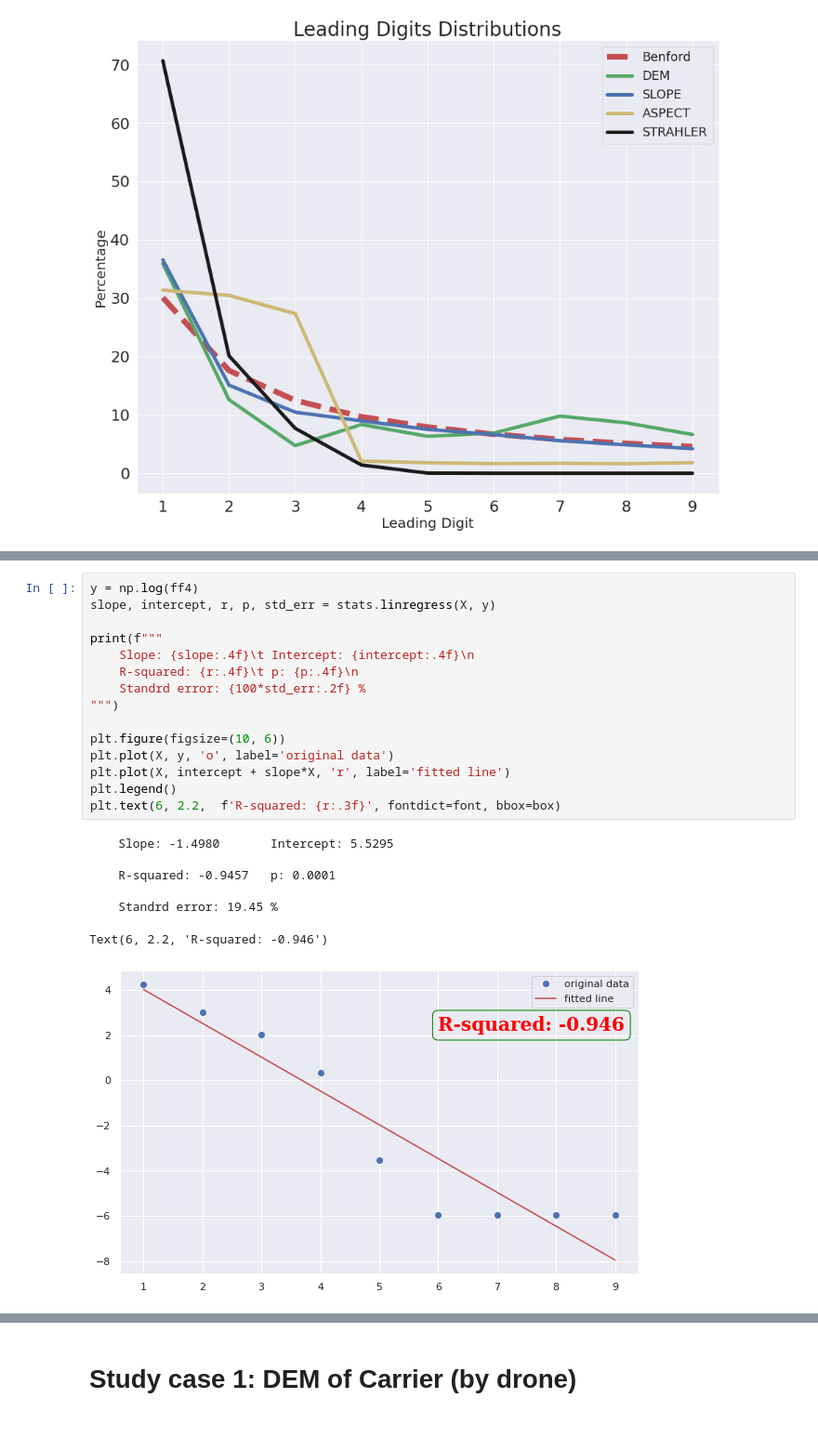
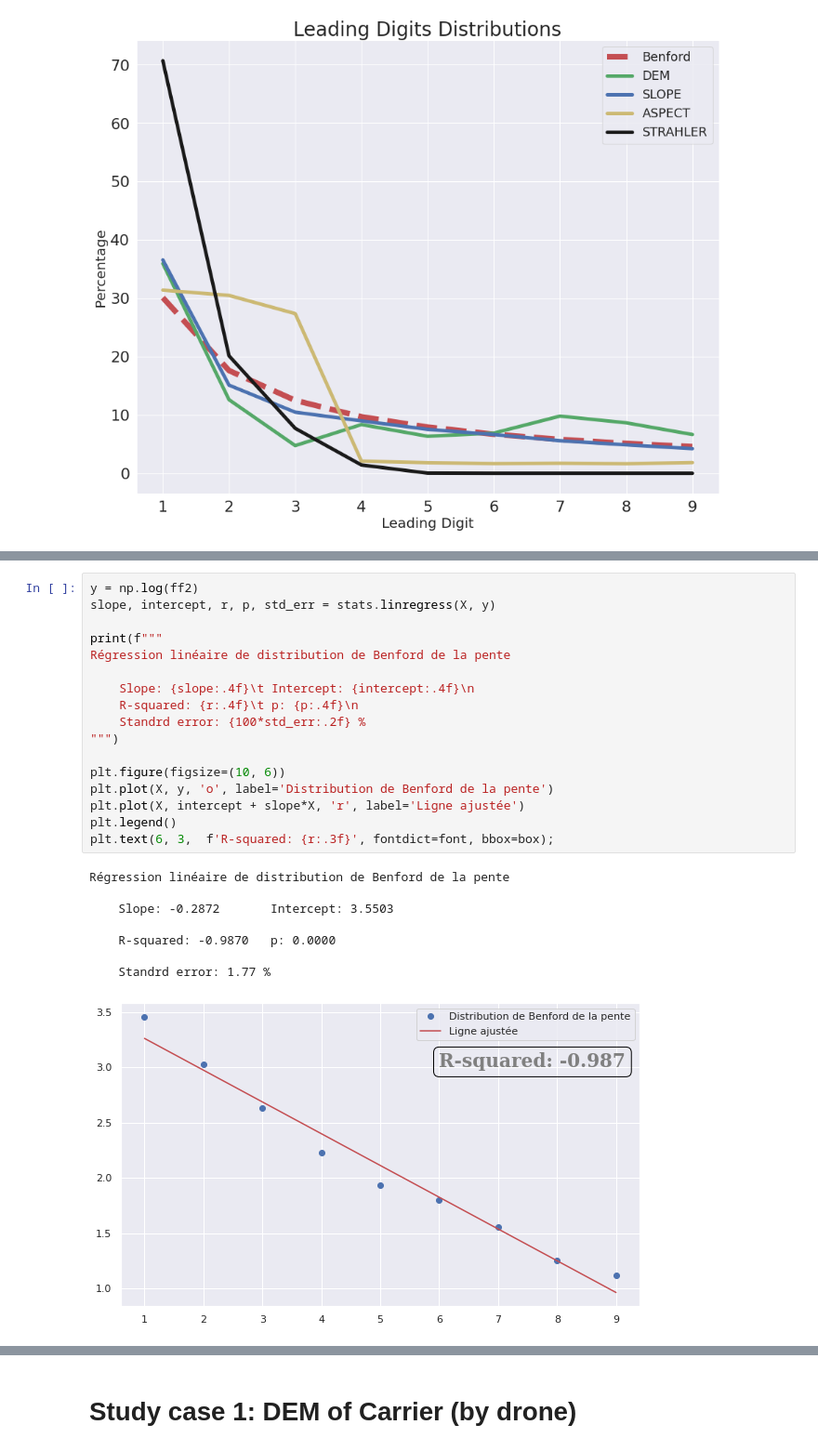
Before and after one commit to ayoubft/Benford_DEM, a Jupyter notebook: Benford_DEM-strhlr-full.ipynb, the cells around one changed output, grey strips where cells are left out. Shown at 93% size. Cells and saved outputs as stored; diff of their text form.

```diff
--- a/Benford_DEM-strhlr-full.ipynb
+++ b/Benford_DEM-strhlr-full.ipynb
@@ -315,23 +249,26 @@ Text(6, 2.8, 'R-squared: -0.839')
-# %%
-y = np.log(ff4)
-slope, intercept, r, p, std_err = stats.linregress(X, y)
-
-print(f"""
-    Slope: {slope:.4f}\t Intercept: {intercept:.4f}\n
-    R-squared: {r:.4f}\t p: {p:.4f}\n
-    Standrd error: {100*std_err:.2f} %
-""")
-
-plt.figure(figsize=(10, 6))
-plt.plot(X, y, 'o', label='original data')
-plt.plot(X, intercept + slope*X, 'r', label='fitted line')
-plt.legend()
-plt.text(6, 2.2,  f'R-squared: {r:.3f}', fontdict=font, bbox=box)
-# %% [output]
-    Slope: -1.4980       Intercept: 5.5295
-
-    R-squared: -0.9457   p: 0.0001
-
-    Standrd error: 19.45 %
-Text(6, 2.2, 'R-squared: -0.946')
-[figure, removed]
+# %%
+y = np.log(ff2)
+slope, intercept, r, p, std_err = stats.linregress(X, y)
+
+print(f"""
+Régression linéaire de distribution de Benford de la pente
+
+    Slope: {slope:.4f}\t Intercept: {intercept:.4f}\n
+    R-squared: {r:.4f}\t p: {p:.4f}\n
+    Standrd error: {100*std_err:.2f} %
+""")
+
+plt.figure(figsize=(10, 6))
+plt.plot(X, y, 'o', label='Distribution de Benford de la pente')
+plt.plot(X, intercept + slope*X, 'r', label='Ligne ajustée')
+plt.legend()
+plt.text(6, 3,  f'R-squared: {r:.3f}', fontdict=font, bbox=box);
+# %% [output]
+Régression linéaire de distribution de Benford de la pente
+
+    Slope: -0.2872       Intercept: 3.5503
+
+    R-squared: -0.9870   p: 0.0000
+
+    Standrd error: 1.77 %
+[figure, added]
```
Also changed, not shown: parts of 13 cells of this notebook.
